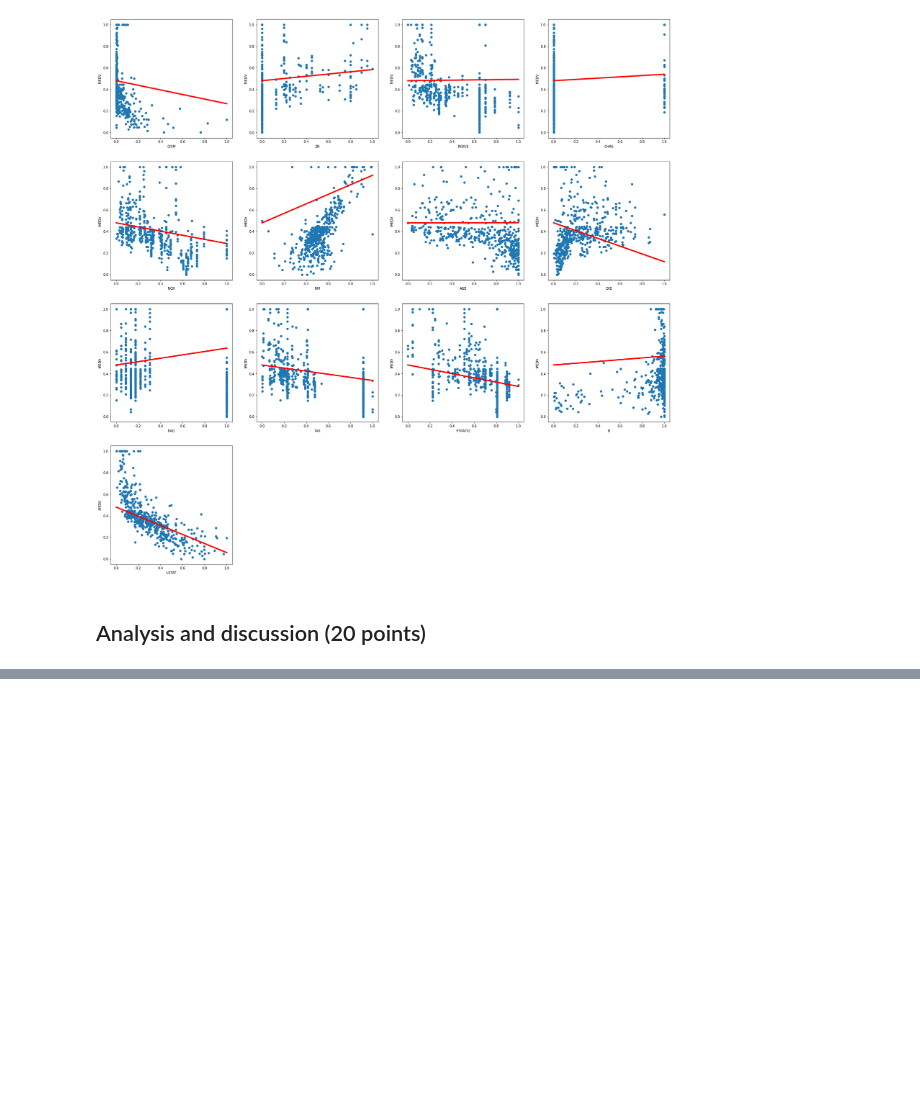
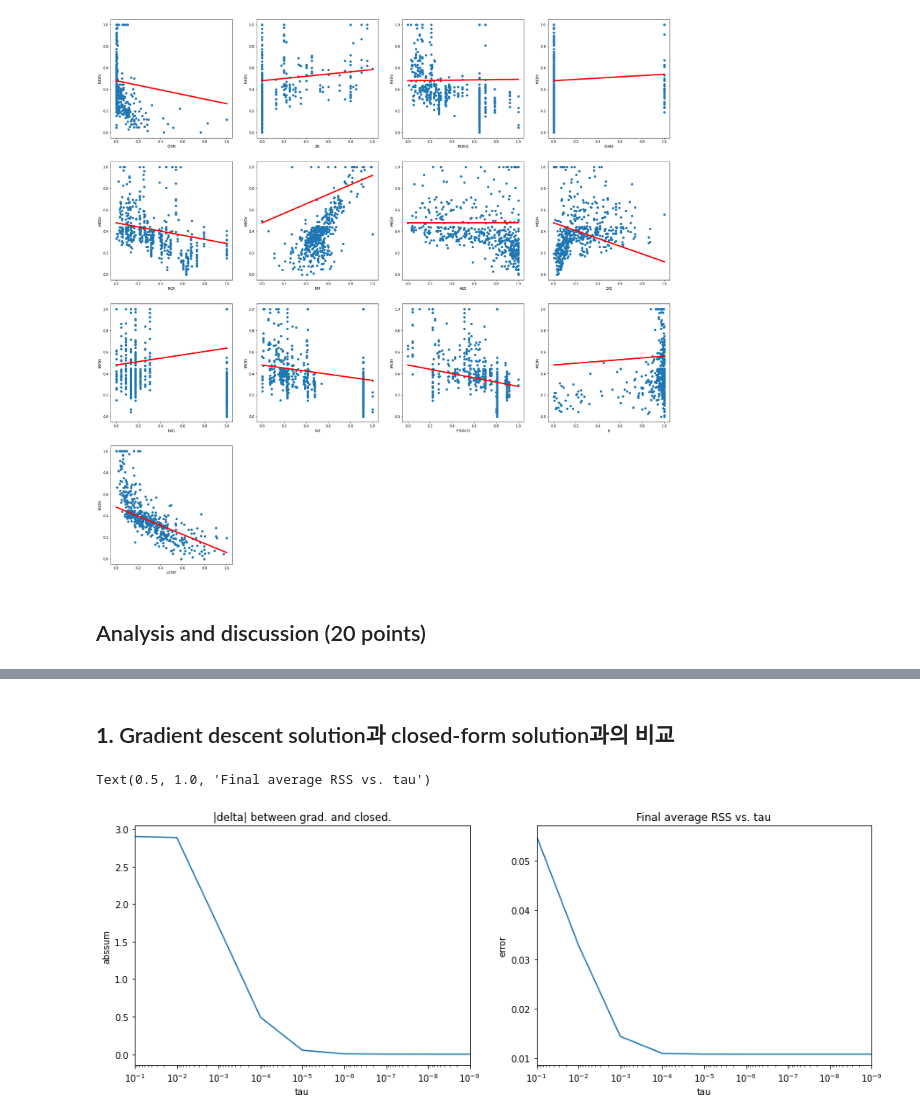
Before and after one commit to ggu1012/basic_ai, a Jupyter notebook: project1_linear_regression/ID_name_HW1.ipynb, the cells around one changed output, grey strips where cells are left out. Cells and saved outputs as stored; diff of their text form; code cells hidden in the pictures; blank space fills up the shorter version.

```diff
--- a/project1_linear_regression/ID_name_HW1.ipynb
+++ b/project1_linear_regression/ID_name_HW1.ipynb
@@ -213,5 +195,0 @@ An example code to analyze an effect for the number of features is as follows:
-# %%
-X, y = dataset.parse_data(features=['NOX', 'LSTAT'])
-print(f"shape of X: {X.shape}, shape of y: {y.shape}")
-
-model = LinearRegressor(lr= , tau= , dim=X.shape[1])
@@ -219,0 +196,37 @@ SyntaxError: invalid syntax (<ipython-input-203-4b6a24a62ebb>, line 4)
+# %% [markdown]
+## **1.** Gradient descent solution과 closed-form solution과의 비교
+# %%
+# 여러 tau 값에 따른 weight 값의 차이
+
+tauarr = [1e-1, 1e-2, 1e-3, 1e-4, 1e-5, 1e-6, 1e-7, 1e-8, 1e-9]
+error = []
+absSum = []
+
+for x in tauarr:
+    model = LinearRegressor(lr=0.1, tau=x, dim=X.shape[1])
+    model.LR_with_gradient_descent(X, y)
+    absSum = np.append(absSum, np.sum(np.abs(model.weight - weight_closed_form)))
+    error = np.append(error, model.loss_history[-1])
+
+import matplotlib.pyplot as plt
+
+mx = plt.figure(figsize=(15, 5))
+ax1 = mx.add_subplot(1,2,1)
+ax2 = mx.add_subplot(1,2,2)
+
+ax1.plot(tauarr, absSum)
+ax1.set_xlim(tauarr[0], tauarr[-1])
+ax1.set_xscale('log')
+ax1.set_xlabel('tau')
+ax1.set_ylabel('abssum')
+ax1.set_title('|delta| between grad. and closed.')
+
+ax2.plot(tauarr, error)
+ax2.set_xlim(tauarr[0], tauarr[-1])
+ax2.set_xscale('log')
+ax2.set_xlabel('tau')
+ax2.set_ylabel('error')
+ax2.set_title('Final average RSS vs. tau')
+# %% [output]
+Text(0.5, 1.0, 'Final average RSS vs. tau')
+[figure, added]
```
Also changed, not shown: parts of 16 cells of this notebook, 1 other file.
